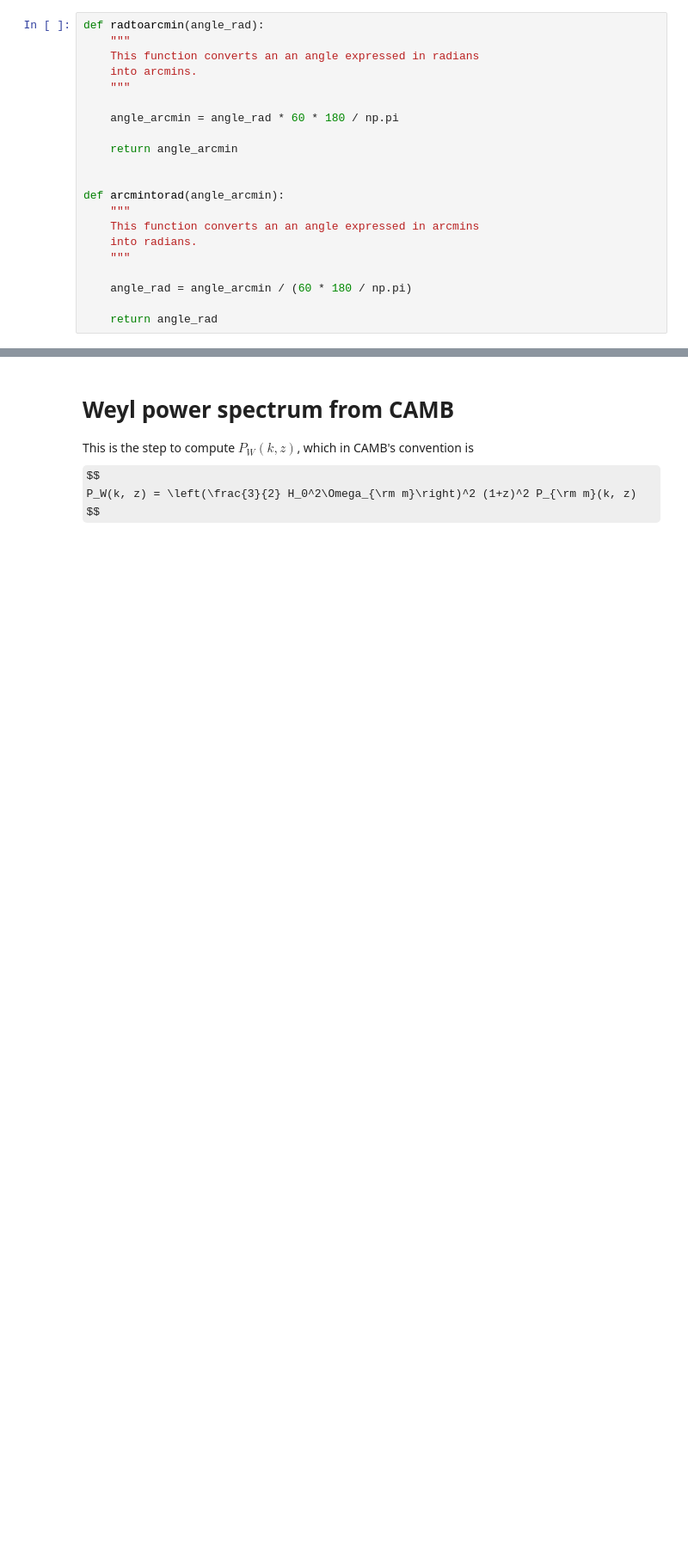
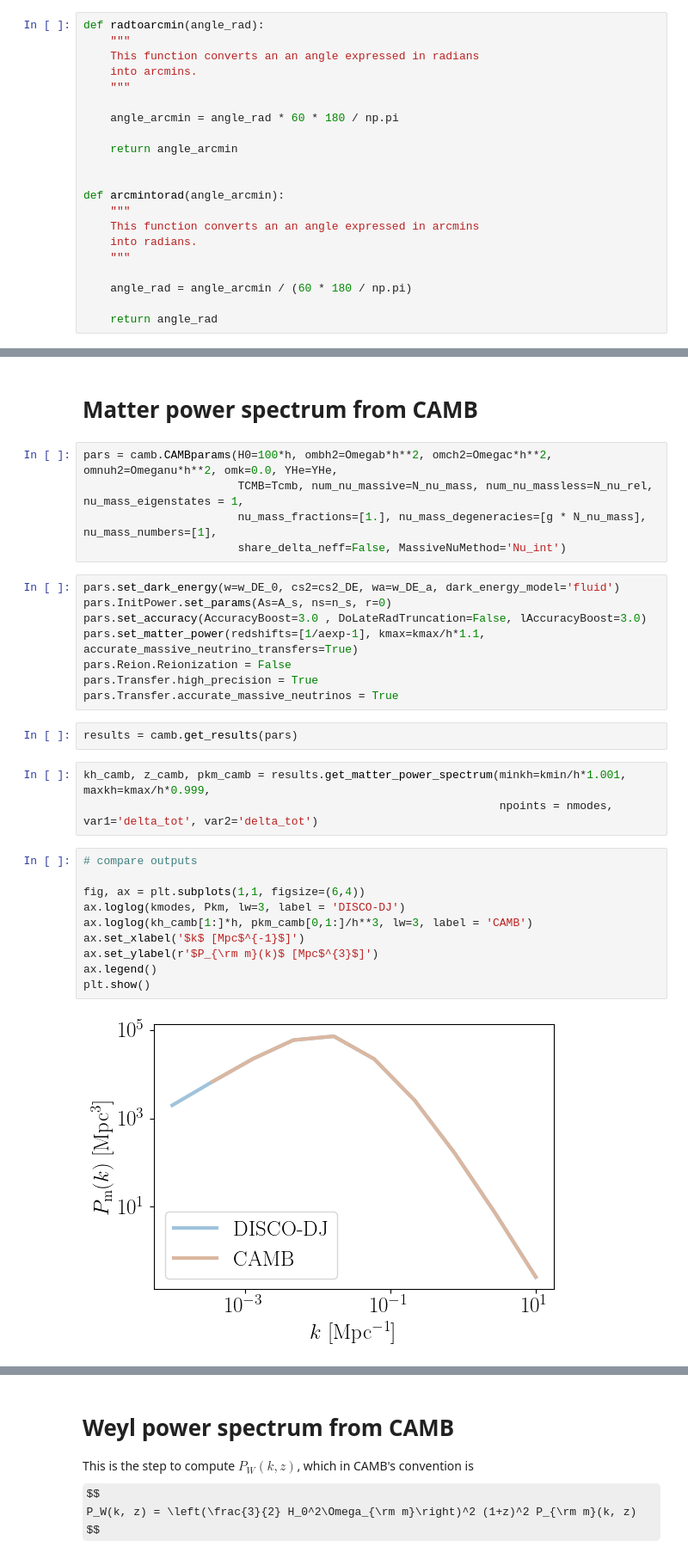
Before and after one commit to nataliehogg/focsle, a Jupyter notebook: notebooks/cosmic_shear_disco.ipynb, the cells around one changed output, grey strips where cells are left out. Shown: that part at 86% size. Drawn from its saved outputs; the diff is of its cells as text; some formulas as TeX source; blank space fills up the shorter version.

```diff
--- a/notebooks/cosmic_shear_disco.ipynb
+++ b/notebooks/cosmic_shear_disco.ipynb
@@ -51,0 +127,32 @@ def arcmintorad(angle_arcmin):
+# %% [markdown]
+# Matter power spectrum from CAMB
+# %%
+pars = camb.CAMBparams(H0=100*h, ombh2=Omegab*h**2, omch2=Omegac*h**2, omnuh2=Omeganu*h**2, omk=0.0, YHe=YHe,
+                       TCMB=Tcmb, num_nu_massive=N_nu_mass, num_nu_massless=N_nu_rel, nu_mass_eigenstates = 1,
+                       nu_mass_fractions=[1.], nu_mass_degeneracies=[g * N_nu_mass], nu_mass_numbers=[1],
+                       share_delta_neff=False, MassiveNuMethod='Nu_int')
+# %%
+pars.set_dark_energy(w=w_DE_0, cs2=cs2_DE, wa=w_DE_a, dark_energy_model='fluid')
+pars.InitPower.set_params(As=A_s, ns=n_s, r=0)
+pars.set_accuracy(AccuracyBoost=3.0 , DoLateRadTruncation=False, lAccuracyBoost=3.0)
+pars.set_matter_power(redshifts=[1/aexp-1], kmax=kmax/h*1.1, accurate_massive_neutrino_transfers=True)
+pars.Reion.Reionization = False
+pars.Transfer.high_precision = True
+pars.Transfer.accurate_massive_neutrinos = True
+# %%
+results = camb.get_results(pars)
+# %%
+kh_camb, z_camb, pkm_camb = results.get_matter_power_spectrum(minkh=kmin/h*1.001, maxkh=kmax/h*0.999,
+                                                              npoints = nmodes, var1='delta_tot', var2='delta_tot')
+# %%
+# compare outputs
+
+fig, ax = plt.subplots(1,1, figsize=(6,4))
+ax.loglog(kmodes, Pkm, lw=3, label = 'DISCO-DJ')
+ax.loglog(kh_camb[1:]*h, pkm_camb[0,1:]/h**3, lw=3, label = 'CAMB')
+ax.set_xlabel('$k$ [Mpc$^{-1}$]')
+ax.set_ylabel(r'$P_{\rm m}(k)$ [Mpc$^{3}$]')
+ax.legend()
+plt.show()
+# %% [output]
+[figure, added]
```
Also changed, not shown: parts of 37 cells of this notebook, 2 other files.
